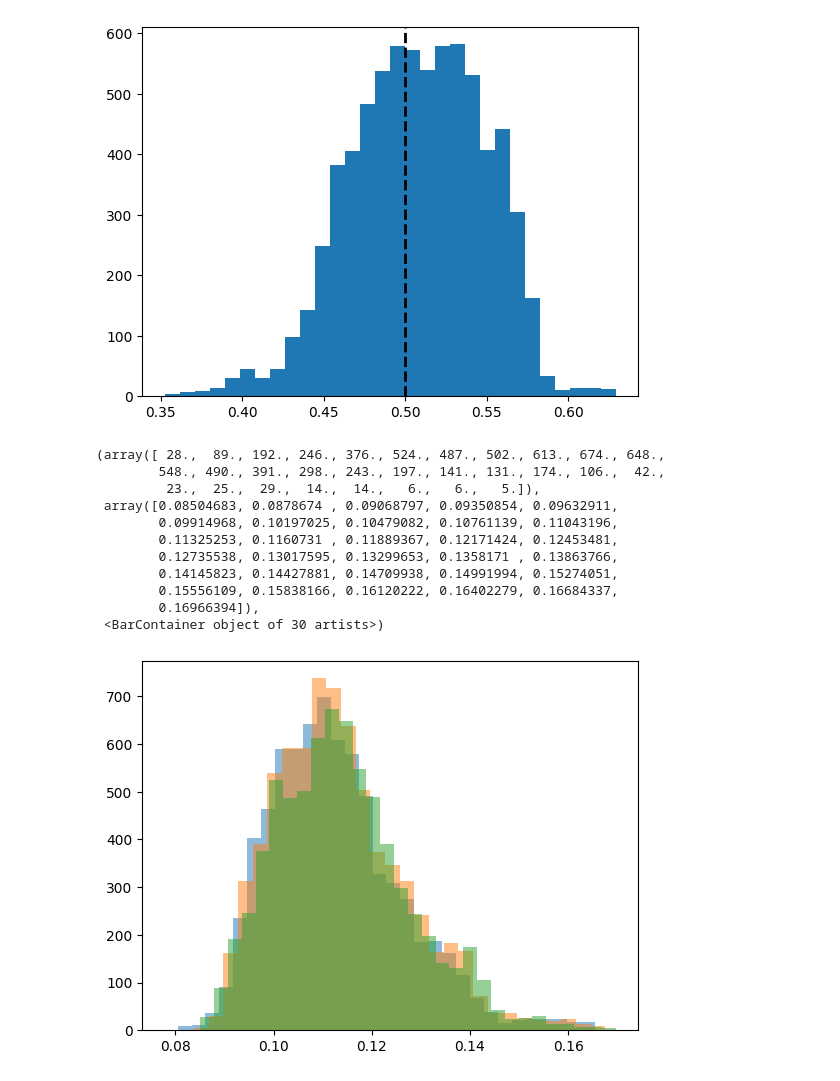
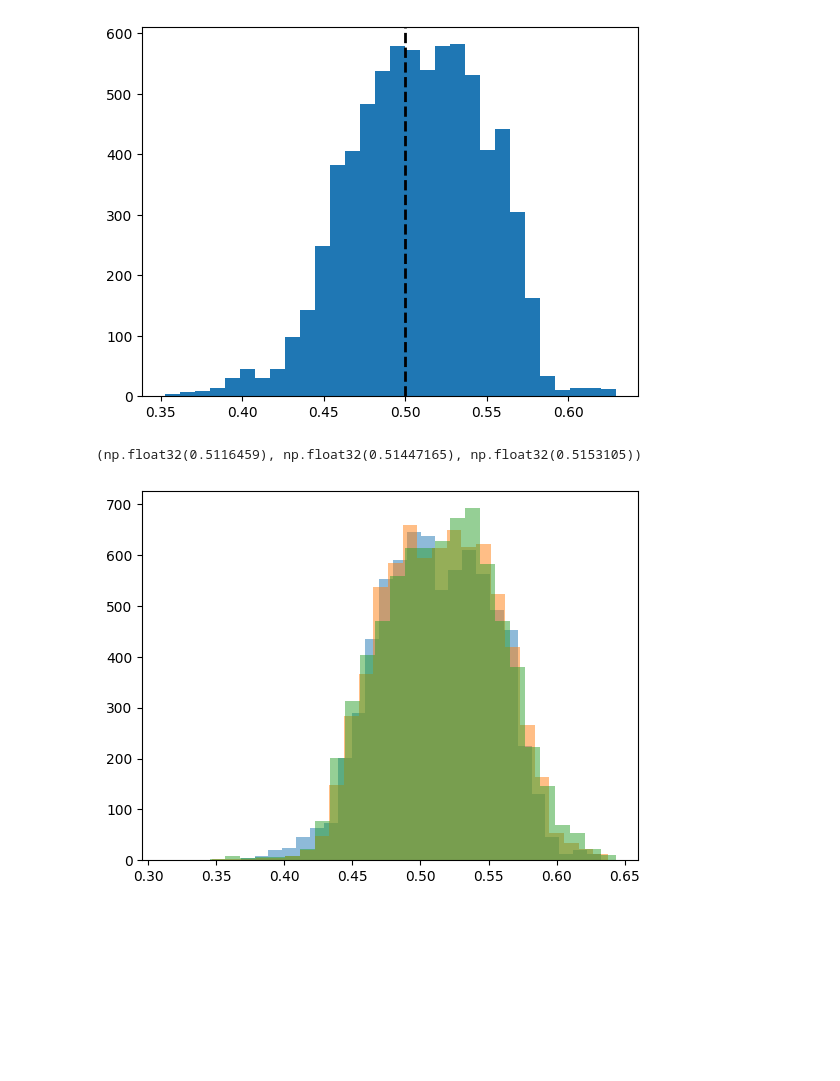
Before and after one commit to JonahKember/hippocampus_dMRI, a Jupyter notebook: testing.ipynb, the cells around one changed output. Saved outputs shown, nothing was run; the diff lists cells and outputs as text; code cells hidden in the pictures; blank space fills up the shorter version.

Commit message:
Parameterized options in directional model

```diff
--- a/testing.ipynb
+++ b/testing.ipynb
@@ -911,40 +911,37 @@ for map_name, data in zip(['pc1','pc2'], [pca[:,0], pca[:,1]]):
 gii = nib.GiftiImage(darrays=darrays, meta=meta)
 nib.save(gii, 'diffusion_PC.L.func.gii')
 # %%
-awf_data_inner = nib.load(f'output_model/sub-HCD0001305_hemi-L_desc-model_params.L.func.gii').darrays[0].data
+import numpy as np
+import nibabel as nib
+import matplotlib.pyplot as plt
+
+awf_data_inner = nib.load(f'output_model/sub-HCD0001305_hemi-L_surf-inner_desc-model_params.L.func.gii').darrays[0].data
 awf_data_outer = nib.load(f'output_model/sub-HCD0001305_hemi-L_surf-outer_desc-model_params.L.func.gii').darrays[0].data
 awf_data_mid   = nib.load(f'output_model/sub-HCD0001305_hemi-L_surf-midthickness_desc-model_params.L.func.gii').darrays[0].data
 
 
-norm_data_inner = nib.load(f'output_model/sub-HCD0001305_hemi-L_desc-model_params.L.func.gii').darrays[1].data
+norm_data_inner = nib.load(f'output_model/sub-HCD0001305_hemi-L_surf-inner_desc-model_params.L.func.gii').darrays[1].data
 norm_data_outer = nib.load(f'output_model/sub-HCD0001305_hemi-L_surf-outer_desc-model_params.L.func.gii').darrays[1].data
 norm_data_mid   = nib.load(f'output_model/sub-HCD0001305_hemi-L_surf-midthickness_desc-model_params.L.func.gii').darrays[1].data
 
-tan_data_inner = nib.load(f'output_model/sub-HCD0001305_hemi-L_desc-model_params.L.func.gii').darrays[2].data
+tan_data_inner = nib.load(f'output_model/sub-HCD0001305_hemi-L_surf-inner_desc-model_params.L.func.gii').darrays[2].data
 tan_data_outer = nib.load(f'output_model/sub-HCD0001305_hemi-L_surf-outer_desc-model_params.L.func.gii').darrays[2].data
 tan_data_mid   = nib.load(f'output_model/sub-HCD0001305_hemi-L_surf-midthickness_desc-model_params.L.func.gii').darrays[2].data
 
-data_inner = norm_data_inner / (norm_data_inner + tan_data_inner) * awf_data_inner
-data_mid   = norm_data_mid   / (norm_data_mid   + tan_data_mid)   * awf_data_mid
-data_outer = norm_data_outer / (norm_data_outer + tan_data_outer) * awf_data_outer
+
+data_inner = norm_data_inner / (norm_data_inner + tan_data_inner) #* awf_data_inner
+data_mid   = norm_data_mid   / (norm_data_mid   + tan_data_mid)   #* awf_data_mid
+data_outer = norm_data_outer / (norm_data_outer + tan_data_outer) #* awf_data_outer
 
 
 plt.hist(data_inner, 30, alpha=.5)
 plt.hist(data_mid, 30, alpha=.5)
 plt.hist(data_outer, 30, alpha=.5)
+
+np.mean(data_inner), np.mean(data_mid), np.mean(data_outer)
 # %% [output]
-(array([ 28.,  89., 192., 246., 376., 524., 487., 502., 613., 674., 648.,
-        548., 490., 391., 298., 243., 197., 141., 131., 174., 106.,  42.,
-         23.,  25.,  29.,  14.,  14.,   6.,   6.,   5.]),
- array([0.08504683, 0.0878674 , 0.09068797, 0.09350854, 0.09632911,
-        0.09914968, 0.10197025, 0.10479082, 0.10761139, 0.11043196,
-        0.11325253, 0.1160731 , 0.11889367, 0.12171424, 0.12453481,
-        0.12735538, 0.13017595, 0.13299653, 0.1358171 , 0.13863766,
-        0.14145823, 0.14427881, 0.14709938, 0.14991994, 0.15274051,
-        0.15556109, 0.15838166, 0.16120222, 0.16402279, 0.16684337,
-        0.16966394]),
- <BarContainer object of 30 artists>)
+(np.float32(0.5116459), np.float32(0.51447165), np.float32(0.5153105))
-[figure, old version]
+[figure, new version]
 # %%
 
 from scipy import stats
```
Also changed, not shown: parts of 1 cell of this notebook, 2 other files.
